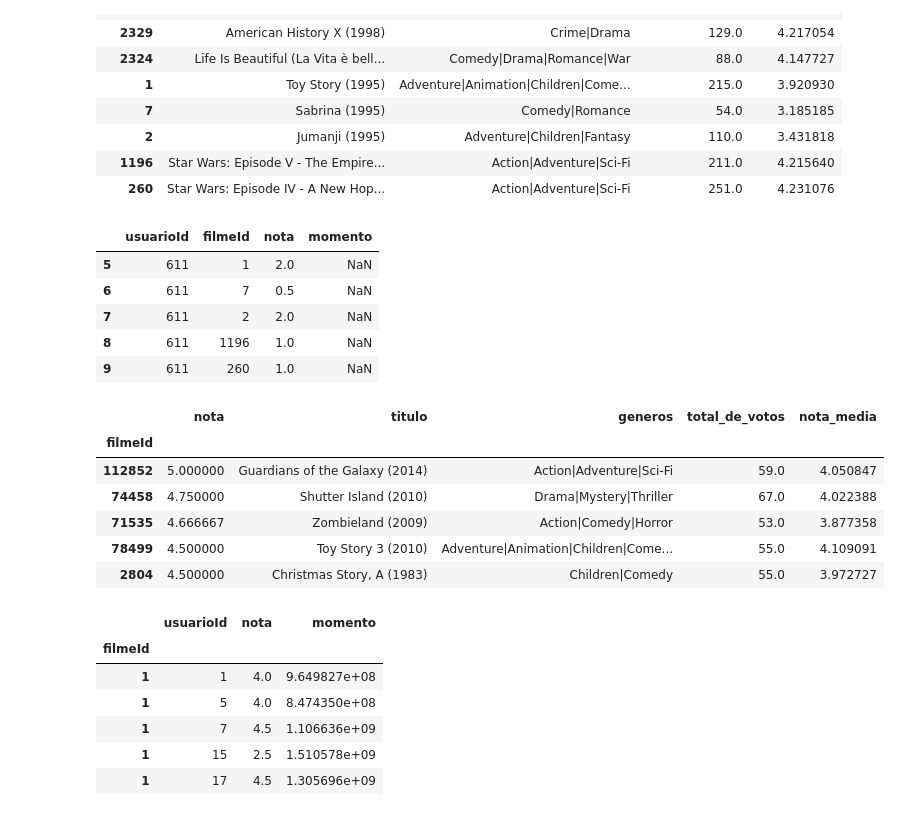
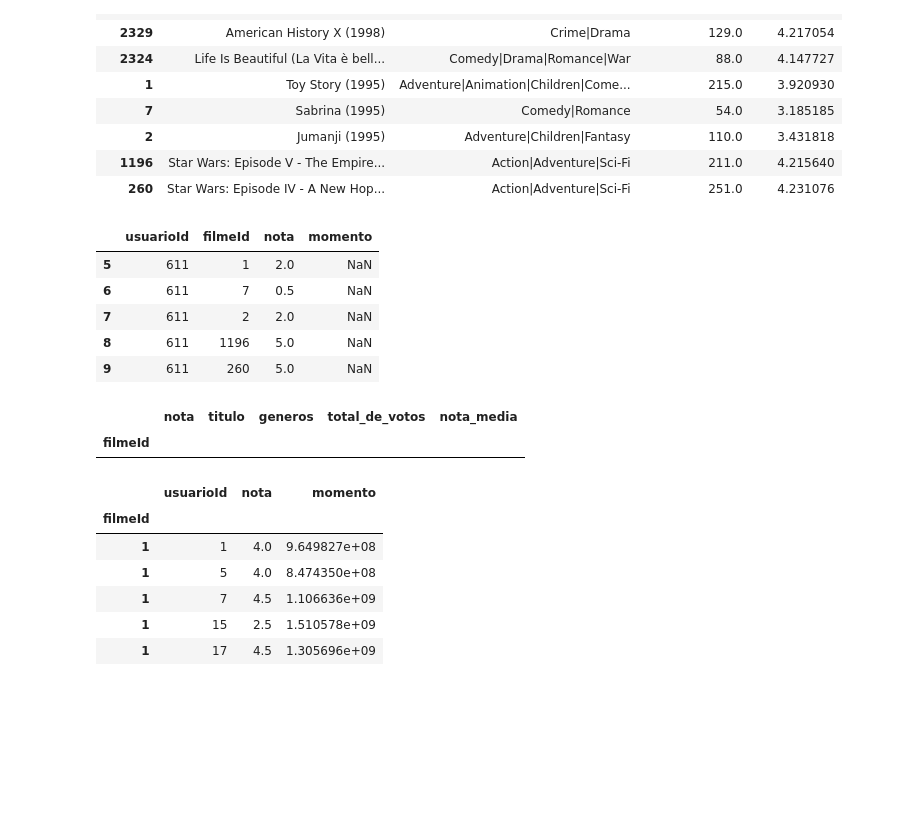
Before and after one commit to lucaverdade/Recomenda-Filmes, a Jupyter notebook: recomenda.filmes.ipynb, the cells around one changed output. Saved outputs shown, nothing was run; the diff lists cells and outputs as text; code cells hidden in the pictures; blank space fills up the shorter version.

```diff
--- a/recomenda.filmes.ipynb
+++ b/recomenda.filmes.ipynb
@@ -468,7 +469,7 @@ def sugere_para(voce, numero_de_usuarios_a_analisar = None):
   similares = mais_proximos_de(voce, numero_de_usuarios_a_analisar = numero_de_usuarios_a_analisar)
   similar = similares.iloc[0].name
   notas_do_similar = notas_do_usuario(similar)
-  notas_do_similar = notas_do_similar.drop(filmes_que_voce_ja_viu, errors='ignore')
+  notas_do_similar = notas_do_similar
   recomendacoes = notas_do_similar.sort_values("nota", ascending=False)
   return recomendacoes.join(filmes)
 # %%
@@ -549,7 +550,8 @@ sugere_para(1).head()
 def knn(voce_id, k_mais_proximos=10, numero_de_usuarios_a_analisar = None):
   distancias = distancia_de_todos(voce_id, numero_de_usuarios_a_analisar = numero_de_usuarios_a_analisar)
   distancias = distancias.sort_values("distancia")
-  distancias = distancias.set_index("outra_pessoa").drop(voce_id)
+  distancias = distancias.set_index("outra_pessoa").drop(voce_id, errors='ignore')
+
   return distancias.head(k_mais_proximos)
 # %%
 def sugere_para(voce, k_mais_proximos = 10, numero_de_usuarios_a_analisar = None):
@@ -584,25 +586,20 @@ def novo_usuario(dados):
   notas_do_usuario_novo['usuarioId'] = novo_usuario
   return pd.concat([notas, notas_do_usuario_novo])
 # %%
-notas = novo_usuario([[122904,2],[1246,5],[2529,2],[2329,5],[2324,5],[1,2],[7,0.5],[2,2],[1196,1],[260,1]])
+notas = novo_usuario([[122904,5],[1246,5],[2529,2],[2329,5],[2324,5],[1,2],[7,0.5],[2,2],[1196,5],[260,5]])
 notas.tail()
 # %% [output]
 |  | usuarioId | filmeId | nota | momento |
 | 5 | 611 | 1 | 2.0 | NaN |
 | 6 | 611 | 7 | 0.5 | NaN |
 | 7 | 611 | 2 | 2.0 | NaN |
-| 8 | 611 | 1196 | 1.0 | NaN |
-| 9 | 611 | 260 | 1.0 | NaN |
+| 8 | 611 | 1196 | 5.0 | NaN |
+| 9 | 611 | 260 | 5.0 | NaN |
 # %%
-sugere_para(611).head()
+sugere_para(616).head()
 # %% [output]
 |  | nota | titulo | generos | total_de_votos | nota_media |
 | filmeId |  |  |  |  |  |
-| 112852 | 5.000000 | Guardians of the Galaxy (2014) | Action|Adventure|Sci-Fi | 59.0 | 4.050847 |
-| 74458 | 4.750000 | Shutter Island (2010) | Drama|Mystery|Thriller | 67.0 | 4.022388 |
-| 71535 | 4.666667 | Zombieland (2009) | Action|Comedy|Horror | 53.0 | 3.877358 |
-| 78499 | 4.500000 | Toy Story 3 (2010) | Adventure|Animation|Children|Come... | 55.0 | 4.109091 |
-| 2804 | 4.500000 | Christmas Story, A (1983) | Children|Comedy | 55.0 | 3.972727 |
 # %%
 notas = notas.set_index("filmeId").loc[filmes_com_mais_de_50_votos.index]
 notas.head()
```
Also changed, not shown: parts of 11 cells of this notebook, 1 other file.
